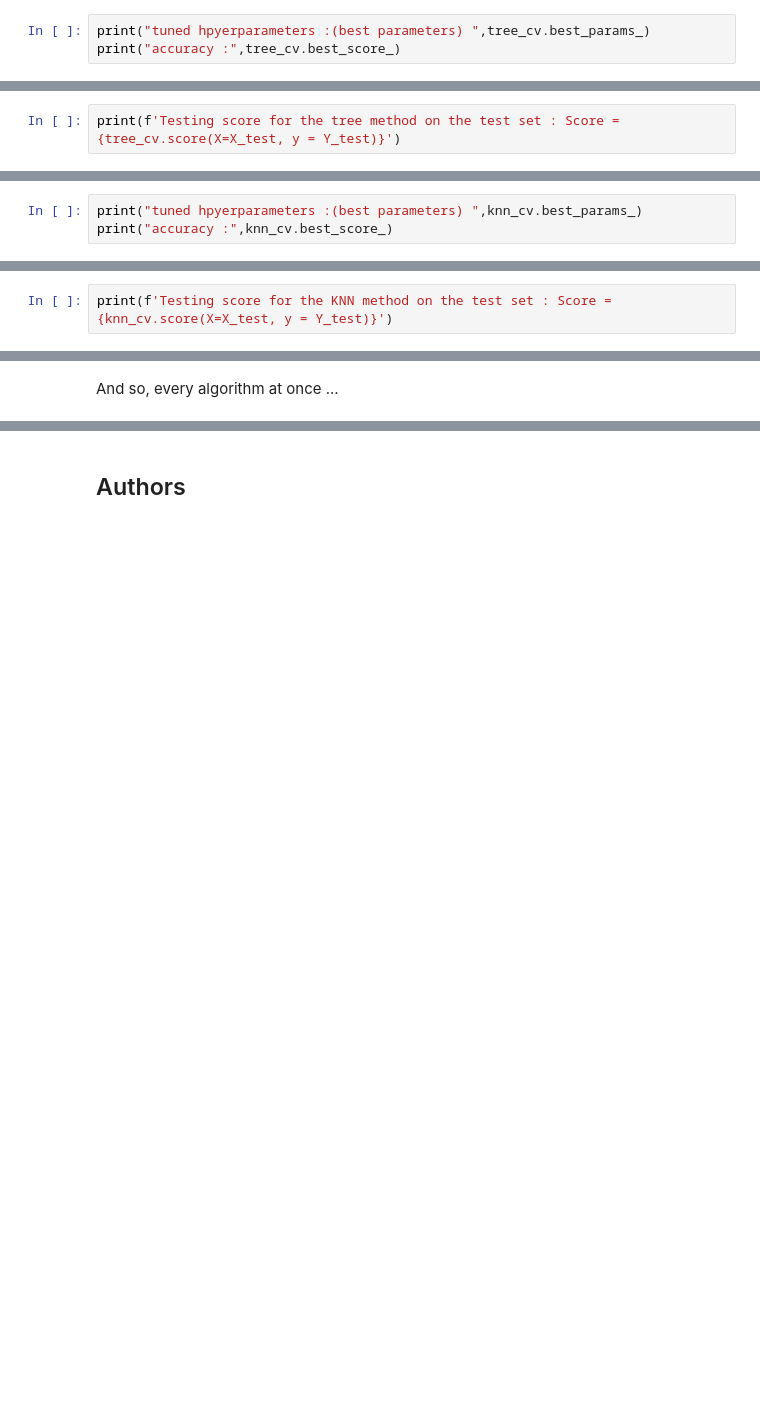
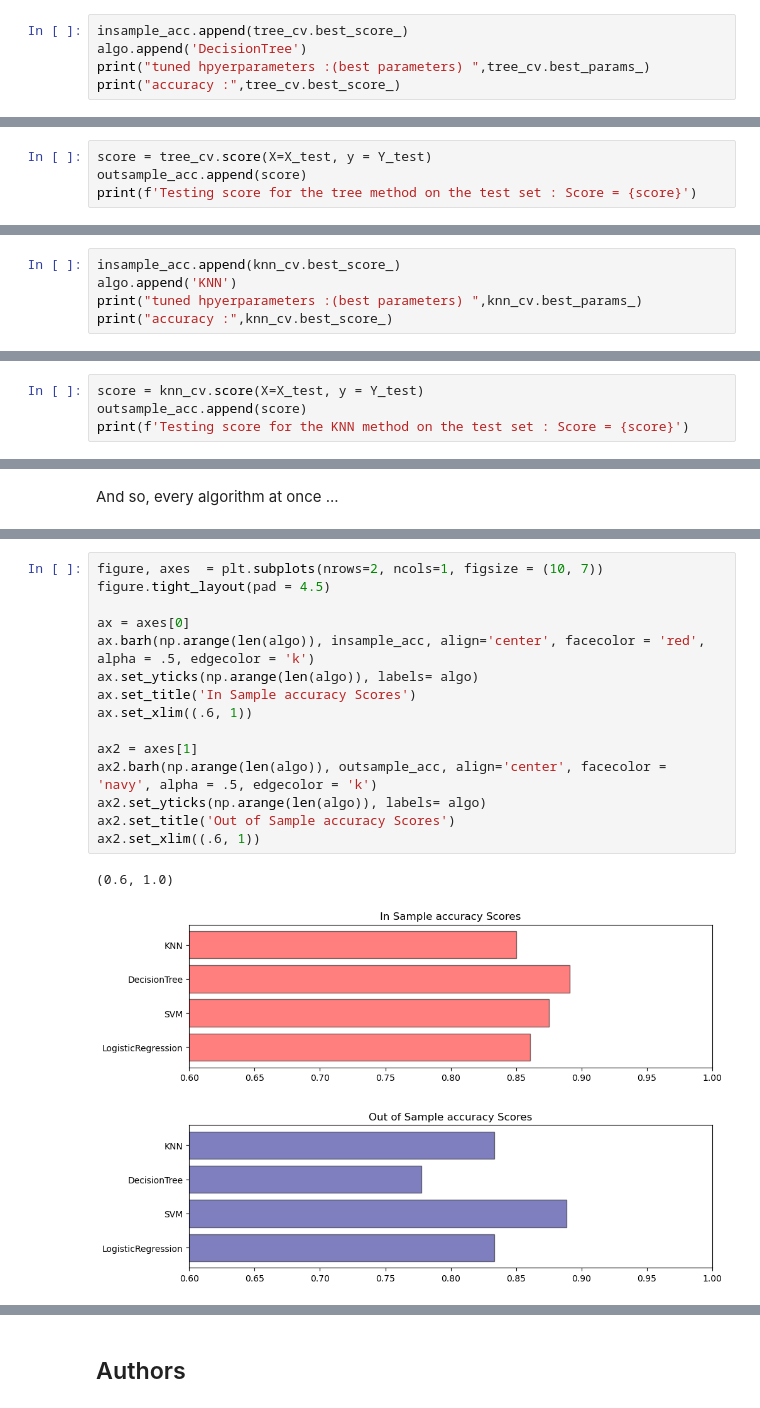
Before and after one commit to DrBlancoPortals/IBM_DS_Capstone, a Jupyter notebook: SpaceX_Machine Learning Prediction_Part_5.ipynb, the cells around one changed output, grey strips where cells are left out. Saved outputs shown, nothing was run; the diff lists cells and outputs as text; blank space fills up the shorter version.

```diff
--- a/SpaceX_Machine Learning Prediction_Part_5.ipynb
+++ b/SpaceX_Machine Learning Prediction_Part_5.ipynb
@@ -791,6 +802,8 @@ GridSearchCV(cv=10, estimator=DecisionTreeClassifier(),
                          'min_samples_split': [2, 5, 10],
                          'splitter': ['best', 'random']})
 # %%
+insample_acc.append(tree_cv.best_score_)
+algo.append('DecisionTree')
 print("tuned hpyerparameters :(best parameters) ",tree_cv.best_params_)
 print("accuracy :",tree_cv.best_score_)
 # %% [output]
@@ -799,3 +812,5 @@ accuracy : 0.9053571428571429
 # %%
-print(f'Testing score for the tree method on the test set : Score = {tree_cv.score(X=X_test, y = Y_test)}')
+score = tree_cv.score(X=X_test, y = Y_test)
+outsample_acc.append(score)
+print(f'Testing score for the tree method on the test set : Score = {score}')
 # %% [output]
@@ -825,13 +840,17 @@ GridSearchCV(cv=10, estimator=KNeighborsClassifier(),
                          'n_neighbors': [1, 2, 3, 4, 5, 6, 7, 8, 9, 10],
                          'p': [1, 2]})
 # %%
+insample_acc.append(knn_cv.best_score_)
+algo.append('KNN')
 print("tuned hpyerparameters :(best parameters) ",knn_cv.best_params_)
 print("accuracy :",knn_cv.best_score_)
 # %% [output]
 tuned hpyerparameters :(best parameters)  {'algorithm': 'auto', 'n_neighbors': 5, 'p': 1}
 accuracy : 0.85
 # %%
-print(f'Testing score for the KNN method on the test set : Score = {knn_cv.score(X=X_test, y = Y_test)}')
+score = knn_cv.score(X=X_test, y = Y_test)
+outsample_acc.append(score)
+print(f'Testing score for the KNN method on the test set : Score = {score}')
 # %% [output]
 Testing score for the KNN method on the test set : Score = 0.8333333333333334
 # %%
@@ -854,0 +876,18 @@ for i,ax in enumerate(axes.flatten()):
+# %%
+figure, axes  = plt.subplots(nrows=2, ncols=1, figsize = (10, 7))
+figure.tight_layout(pad = 4.5)
+
+ax = axes[0]
+ax.barh(np.arange(len(algo)), insample_acc, align='center', facecolor = 'red', alpha = .5, edgecolor = 'k')
+ax.set_yticks(np.arange(len(algo)), labels= algo)
+ax.set_title('In Sample accuracy Scores')
+ax.set_xlim((.6, 1))
+
+ax2 = axes[1]
+ax2.barh(np.arange(len(algo)), outsample_acc, align='center', facecolor = 'navy', alpha = .5, edgecolor = 'k')
+ax2.set_yticks(np.arange(len(algo)), labels= algo)
+ax2.set_title('Out of Sample accuracy Scores')
+ax2.set_xlim((.6, 1))
+# %% [output]
+(0.6, 1.0)
+[figure, added]
```
Also changed, not shown: parts of 20 cells of this notebook, 3 other files.
